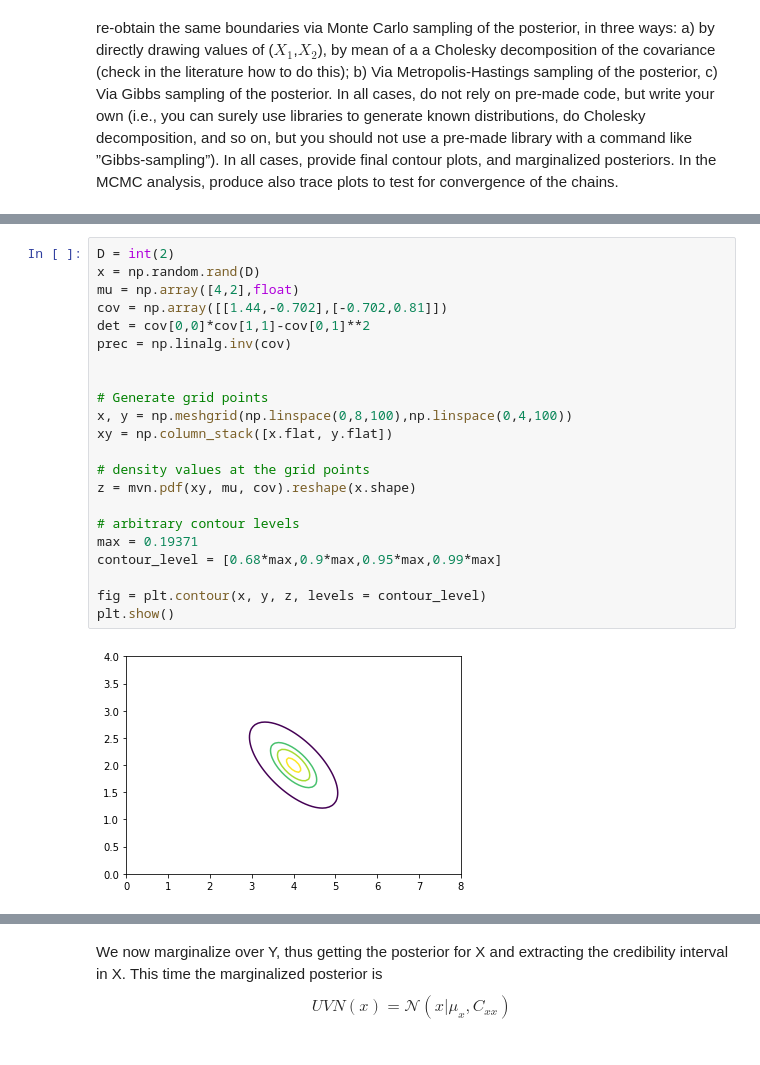
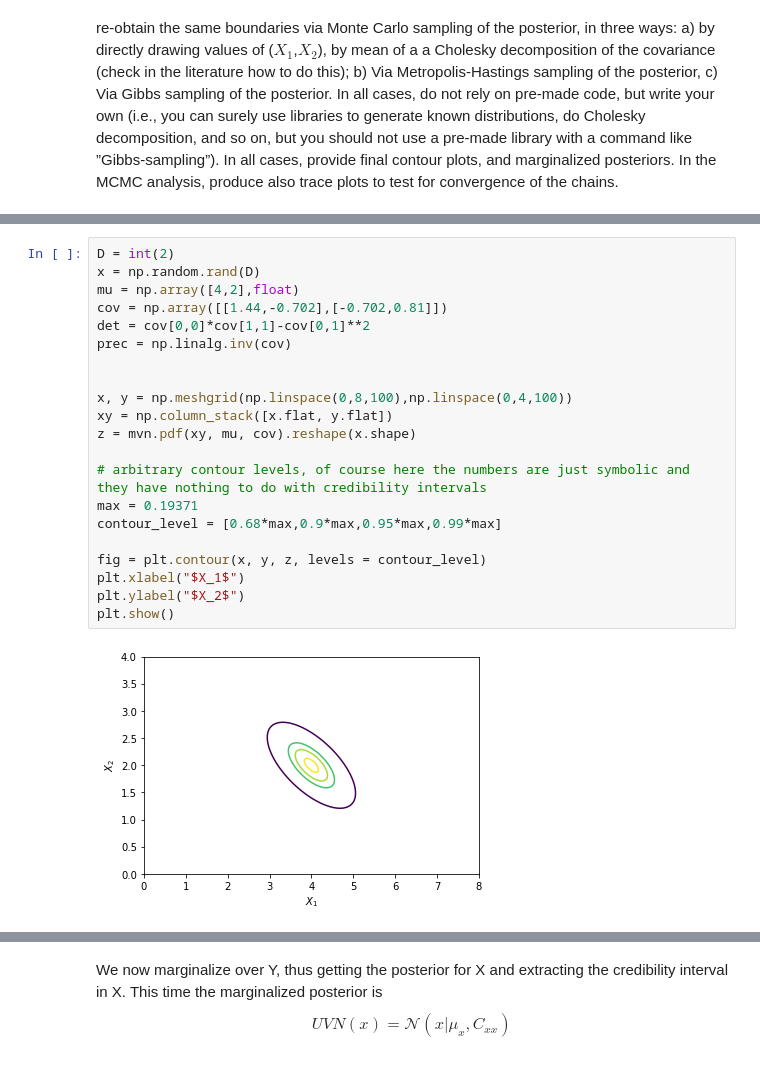
Before and after one commit to blackbianca/Astrostatistics-Cosmology---Homework, a Jupyter notebook: homework4/MCMC.ipynb, the cells around one changed output, grey strips where cells are left out. Drawn from its saved outputs; the diff is of its cells as text.

```diff
--- a/homework4/MCMC.ipynb
+++ b/homework4/MCMC.ipynb
@@ -36,24 +35,23 @@ import scipy.integrate as integrate
 # %%
 D = int(2)
 x = np.random.rand(D)
 mu = np.array([4,2],float)
 cov = np.array([[1.44,-0.702],[-0.702,0.81]])
 det = cov[0,0]*cov[1,1]-cov[0,1]**2
 prec = np.linalg.inv(cov)
 
 
-# Generate grid points
 x, y = np.meshgrid(np.linspace(0,8,100),np.linspace(0,4,100))
 xy = np.column_stack([x.flat, y.flat])
-
-# density values at the grid points
 z = mvn.pdf(xy, mu, cov).reshape(x.shape)
 
-# arbitrary contour levels
+# arbitrary contour levels, of course here the numbers are just symbolic and they have nothing to do with credibility intervals
 max = 0.19371
 contour_level = [0.68*max,0.9*max,0.95*max,0.99*max]
 
 fig = plt.contour(x, y, z, levels = contour_level)
+plt.xlabel("$X_1$")
+plt.ylabel("$X_2$")
 plt.show()
 # %% [output]
-[figure, old version]
+[figure, new version]
```
Also changed, not shown: parts of 29 cells of this notebook.
